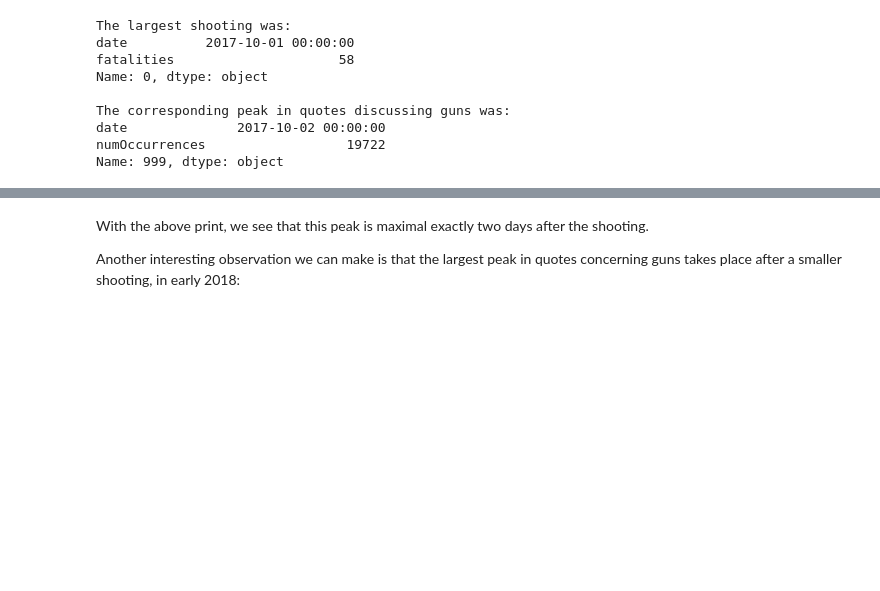
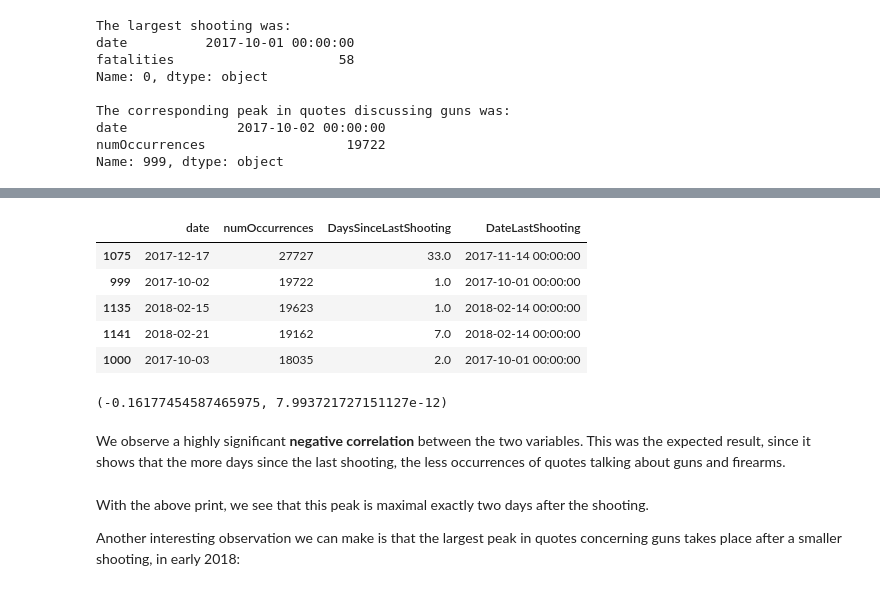
Before and after one commit to epfl-ada/ada-2021-project-clezemath, a Jupyter notebook: milestone2.ipynb, the cells around one changed output, grey strips where cells are left out. Drawn from its saved outputs; the diff is of its cells as text; code cells hidden in the pictures; blank space fills up the shorter version.

Commit message:
added correlation analysis

```diff
--- a/milestone2.ipynb
+++ b/milestone2.ipynb
@@ -298,3 +299,31 @@ First, we want to show that there is an association between the occurences of ma
+# %%
+# We create a column to store the day of the last shooting
+data1['DateLastShooting'] = np.nan
+
+for index, row in data1.iterrows():
+    row_date = row['date']
+    past_shootings = data2[data2['date'] < row_date]
+    last_shooting = np.max(past_shootings['date'])
+    data1.at[index, 'DateLastShooting'] = last_shooting
+
+# We create another column to count the number of days since the last shooting
+data1['DaysSinceLastShooting'] = (data1['date'] - data1['DateLastShooting']).dt.days
+data1.head()
+# %% [output]
+|  | date | numOccurrences | DaysSinceLastShooting | DateLastShooting |
+| 1075 | 2017-12-17 | 27727 | 33.0 | 2017-11-14 00:00:00 |
+| 999 | 2017-10-02 | 19722 | 1.0 | 2017-10-01 00:00:00 |
+| 1135 | 2018-02-15 | 19623 | 1.0 | 2018-02-14 00:00:00 |
+| 1141 | 2018-02-21 | 19162 | 7.0 | 2018-02-14 00:00:00 |
+| 1000 | 2017-10-03 | 18035 | 2.0 | 2017-10-01 00:00:00 |
+# %%
+from scipy.stats import stats
+data1_filtered = data1.dropna()
+stats.pearsonr(data1_filtered['DaysSinceLastShooting'], data1_filtered['numOccurrences'])
+# %% [output]
+(-0.16177454587465975, 7.993721727151127e-12)
+# %% [markdown]
+We observe a highly significant **negative correlation** between the two variables. This was the expected result, since it shows that the more days since the last shooting, the less occurrences of quotes talking about guns and firearms.
 # %% [markdown]
 With the above print, we see that this peak is maximal exactly two days after the shooting.
 
```
Also changed, not shown: parts of 2 cells of this notebook.
